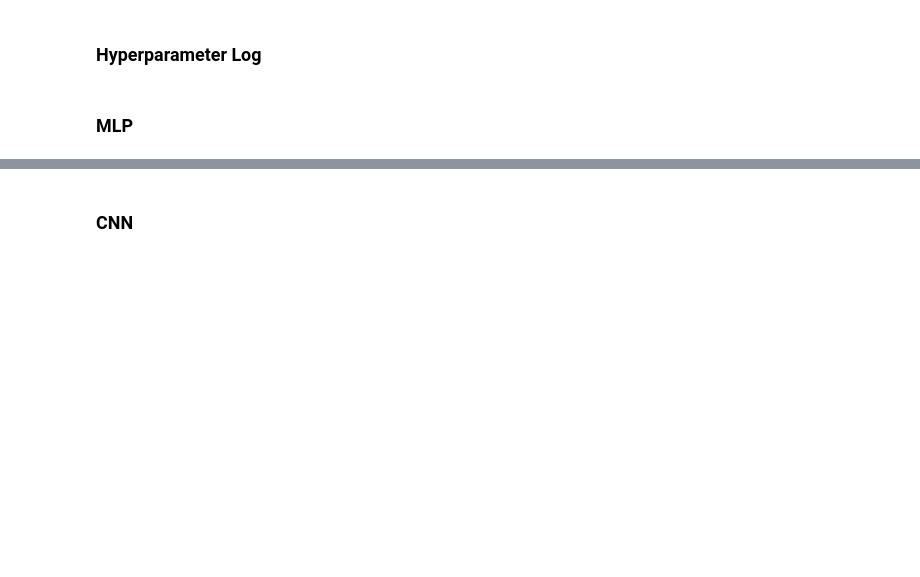
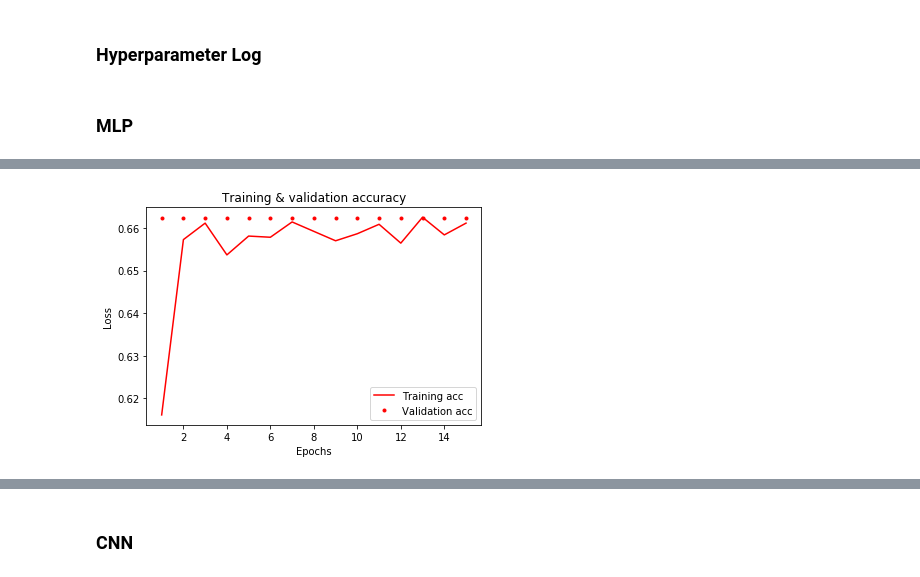
Before and after one commit to paulinaczheng/chest_xrays, a Jupyter notebook: Workflow.ipynb, the cells around one changed output, grey strips where cells are left out. Saved outputs shown, nothing was run; the diff lists cells and outputs as text; code cells hidden in the pictures; blank space fills up the shorter version.

```diff
--- a/Workflow.ipynb
+++ b/Workflow.ipynb
@@ -419,0 +662,15 @@ history = model.fit(X_train, y_train, epochs=epochs, batch_size=batch_size, verb
+# %%
+plt.clf()
+
+acc_values = val_dict['acc']
+val_acc_values = val_dict['val_acc']
+
+plt.plot(epochs, acc_values, 'r', label='Training acc')
+plt.plot(epochs, val_acc_values, 'r.', label='Validation acc')
+plt.title('Training & validation accuracy')
+plt.xlabel('Epochs')
+plt.ylabel('Loss')
+plt.legend()
+plt.show()
+# %% [output]
+[figure, added]
```
Also changed, not shown: parts of 64 cells of this notebook, 2 other files.
